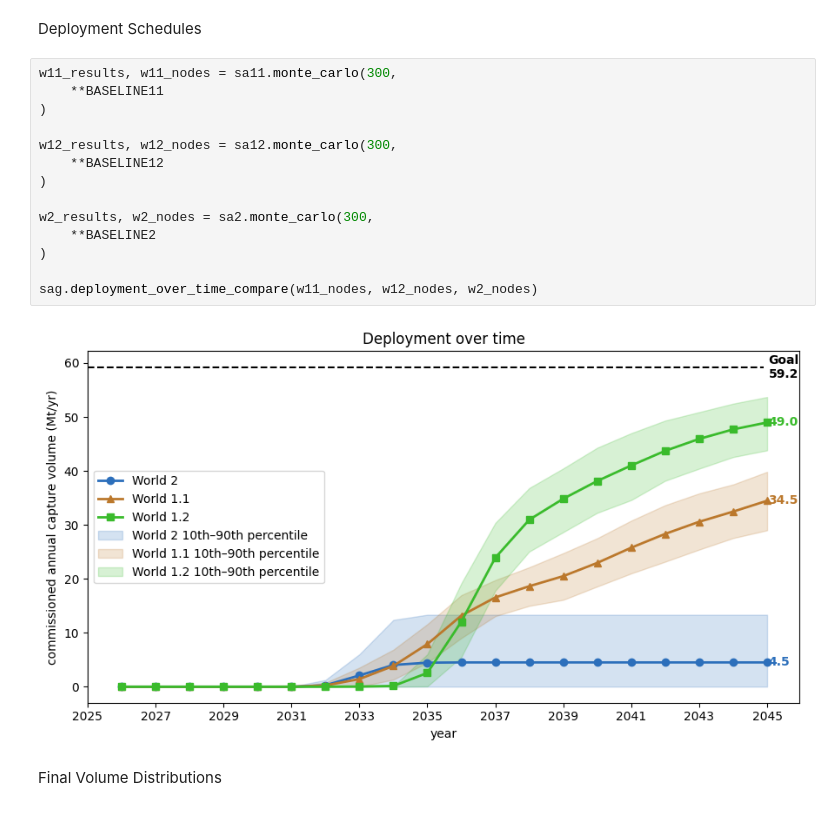
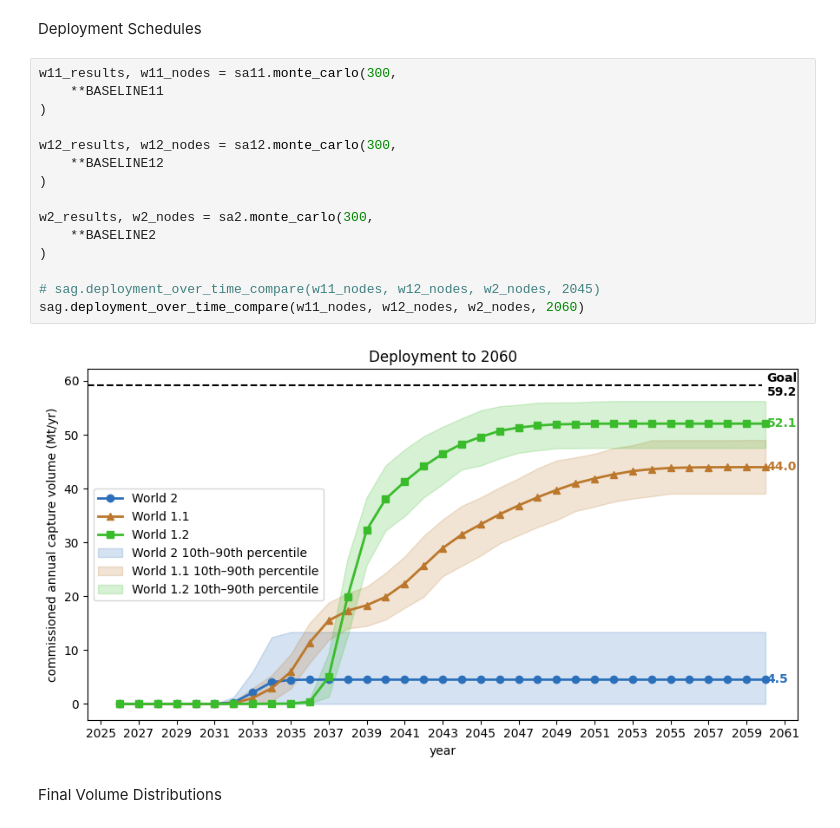
Before and after one commit to mg6090-ctrl/ccs-deployment-simulation, a Jupyter notebook: CCS_analysis.ipynb, the cells around one changed output. Drawn from its saved outputs; the diff is of its cells as text.

```diff
--- a/CCS_analysis.ipynb
+++ b/CCS_analysis.ipynb
@@ -49,19 +49,20 @@ Deployment Schedules
 # %%
 w11_results, w11_nodes = sa11.monte_carlo(300,
     **BASELINE11
 )
 
 w12_results, w12_nodes = sa12.monte_carlo(300,
     **BASELINE12
 )
 
 w2_results, w2_nodes = sa2.monte_carlo(300,
     **BASELINE2
 )
 
-sag.deployment_over_time_compare(w11_nodes, w12_nodes, w2_nodes)
+# sag.deployment_over_time_compare(w11_nodes, w12_nodes, w2_nodes, 2045)
+sag.deployment_over_time_compare(w11_nodes, w12_nodes, w2_nodes, 2060)
 # %% [output]
-[figure, old version]
+[figure, new version]
 # %% [markdown]
 Final Volume Distributions
 # %%
```
Also changed, not shown: parts of 3 cells of this notebook, 12 other files.
